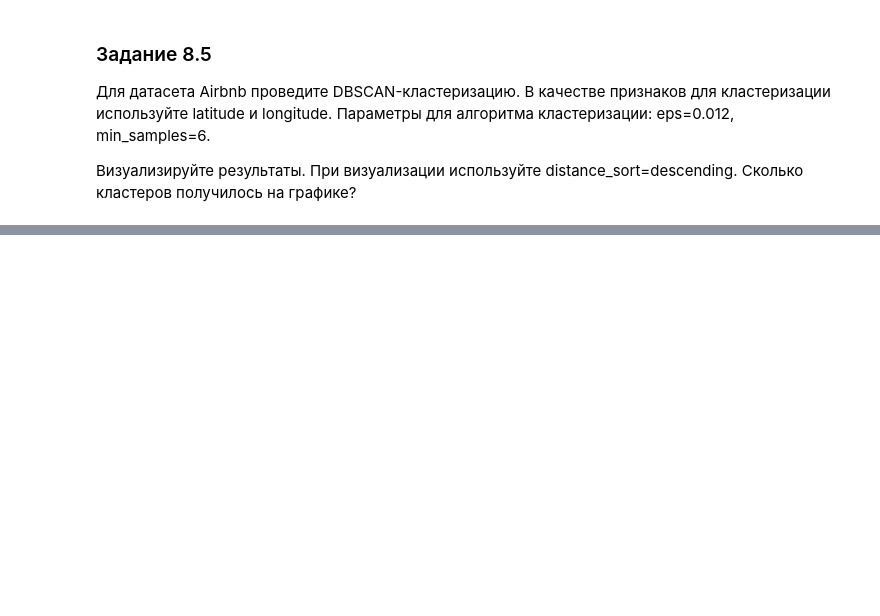
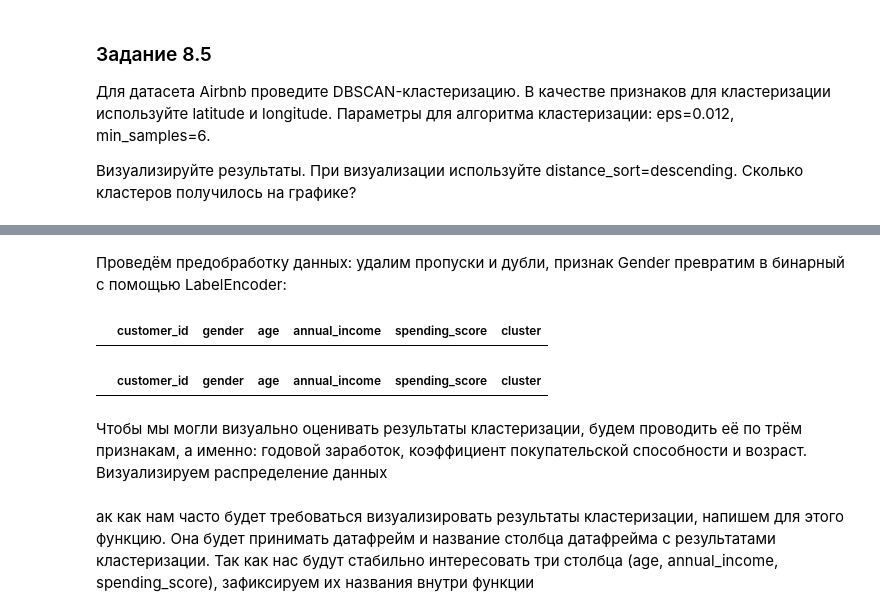
Before and after one commit to Alexx-Yu/python_classes, a Jupyter notebook: Module 33 - ML-4/Practice.ipynb, the cells around one changed output, grey strips where cells are left out. Cells and saved outputs as stored; diff of their text form; code cells hidden in the pictures; blank space fills up the shorter version.

```diff
--- a/Module 33 - ML-4/Practice.ipynb
+++ b/Module 33 - ML-4/Practice.ipynb
@@ -254,0 +286,7 @@ sns.scatterplot(df.latitude, df.longitude, c=dbscan_clus.fit_predict(df[['latitu
+# %% [markdown]
+Проведём предобработку данных: удалим пропуски и дубли, признак Gender превратим в бинарный с помощью LabelEncoder:
+# %%
+# посмотрим, есть ли пропуски в датасете
+df[df.isna().any(axis=1)]
+# %% [output]
+|  | customer_id | gender | age | annual_income | spending_score | cluster |
@@ -254,0 +301,7 @@ sns.scatterplot(df.latitude, df.longitude, c=dbscan_clus.fit_predict(df[['latitu
+# %%
+# проверим, есть ли в данных дубликаты
+df[df.duplicated(subset=['customer_id'])]
+# %% [output]
+|  | customer_id | gender | age | annual_income | spending_score | cluster |
+# %% [markdown]
+Чтобы мы могли визуально оценивать результаты кластеризации, будем проводить её по трём признакам, а именно: годовой заработок, коэффициент покупательской способности и возраст. Визуализируем распределение данных
@@ -254,0 +323,2 @@ sns.scatterplot(df.latitude, df.longitude, c=dbscan_clus.fit_predict(df[['latitu
+# %% [markdown]
+ак как нам часто будет требоваться визуализировать результаты кластеризации, напишем для этого функцию. Она будет принимать датафрейм и название столбца датафрейма с результатами кластеризации. Так как нас будут стабильно интересовать три столбца (age, annual_income, spending_score), зафиксируем их названия внутри функции
```
Also changed, not shown: parts of 30 cells of this notebook, 1 other file.
